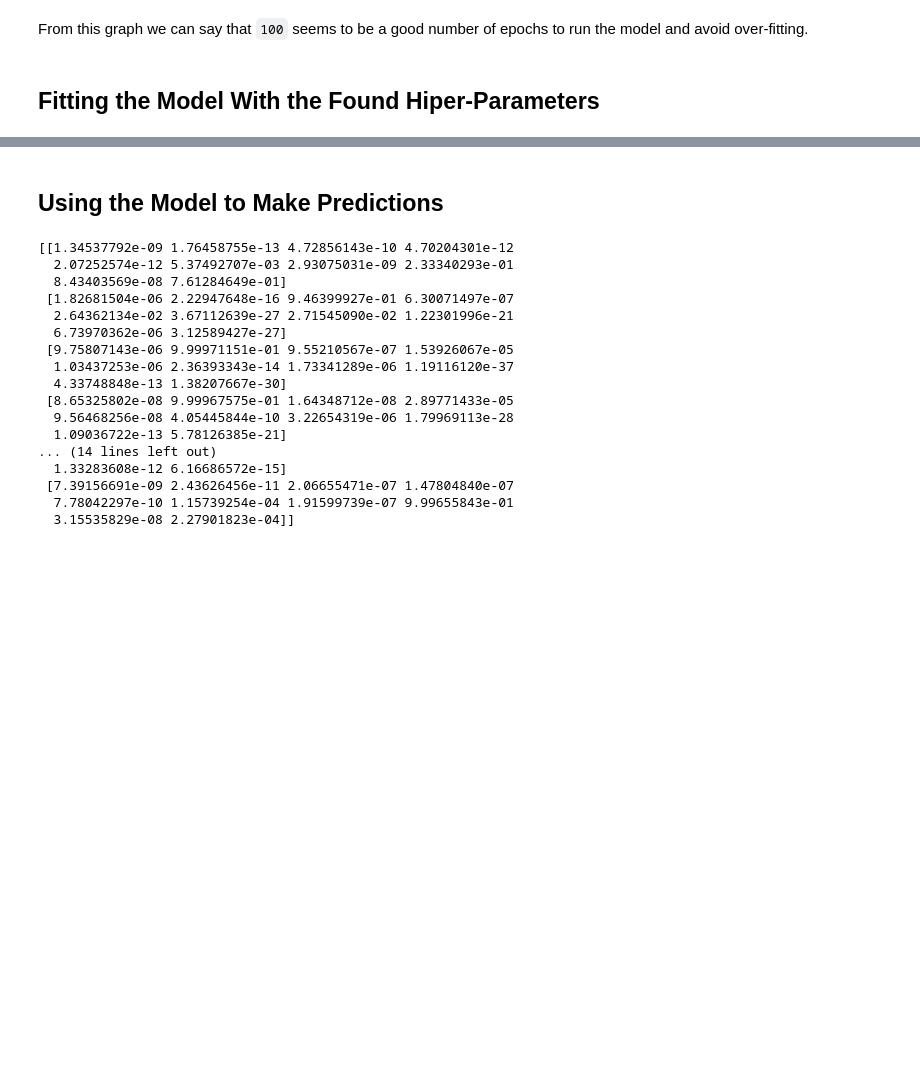
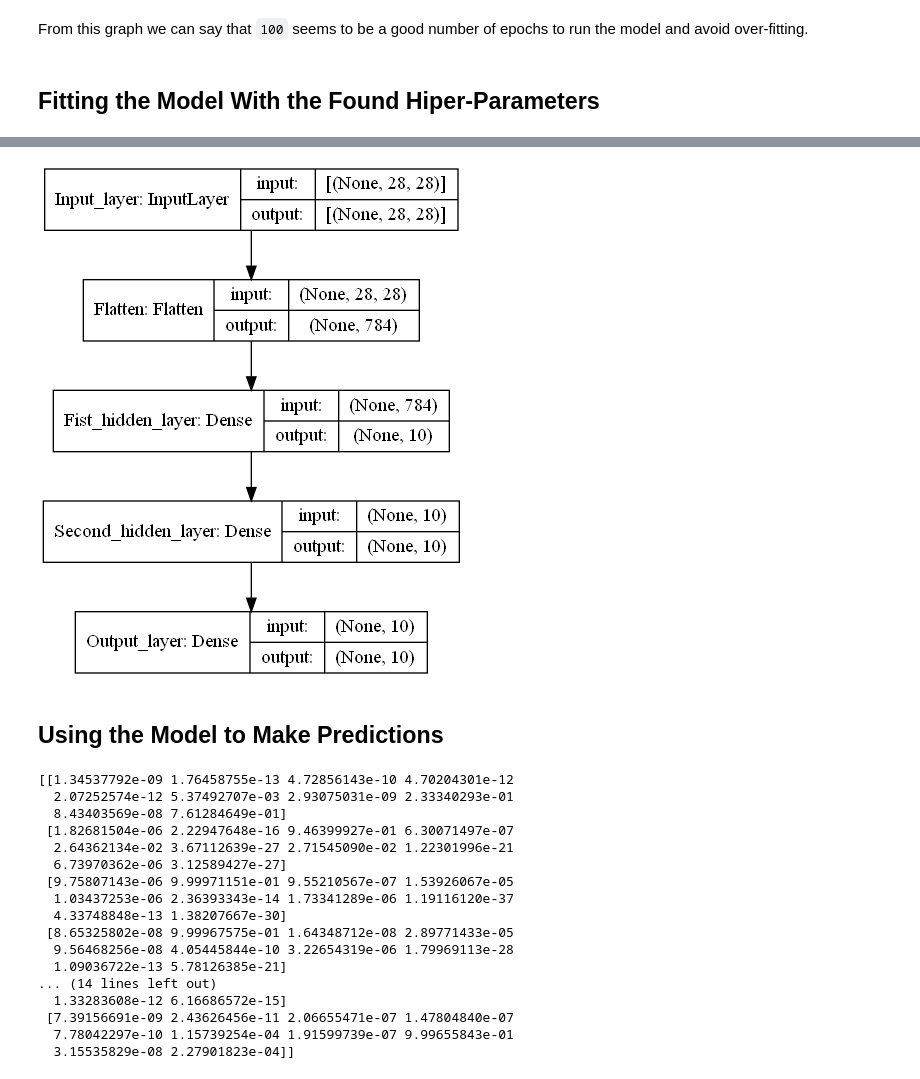
Before and after one commit to ViniciusALS/Fashion_MNIST_Multiclass-Classification, a Jupyter notebook: classification.ipynb, the cells around one changed output, grey strips where cells are left out. Drawn from its saved outputs; the diff is of its cells as text; code cells hidden in the pictures; blank space fills up the shorter version.

```diff
--- a/classification.ipynb
+++ b/classification.ipynb
@@ -233,3 +253,7 @@ Last acc: 0.8929499983787537
+# %%
+tf.keras.utils.plot_model(model, expand_nested=True, show_shapes=True)
+# %% [output]
+[figure, added]
 # %% [markdown]
 ## Using the Model to Make Predictions
 # %%
```
Also changed, not shown: parts of 3 cells of this notebook.
